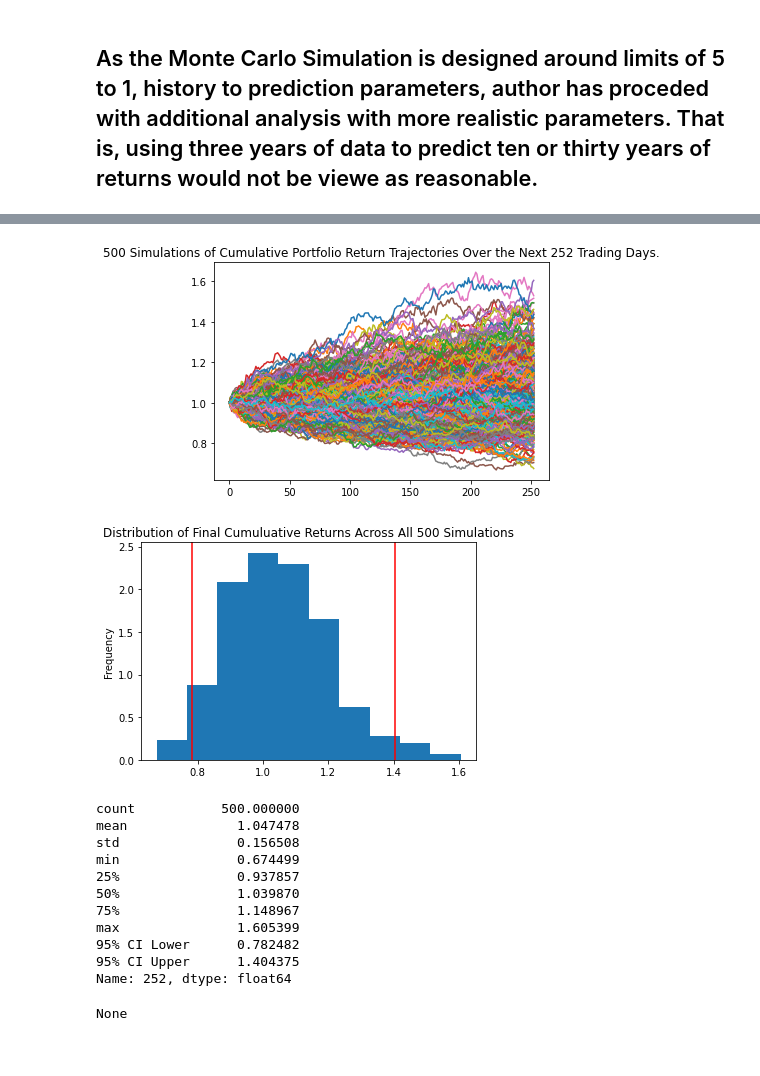
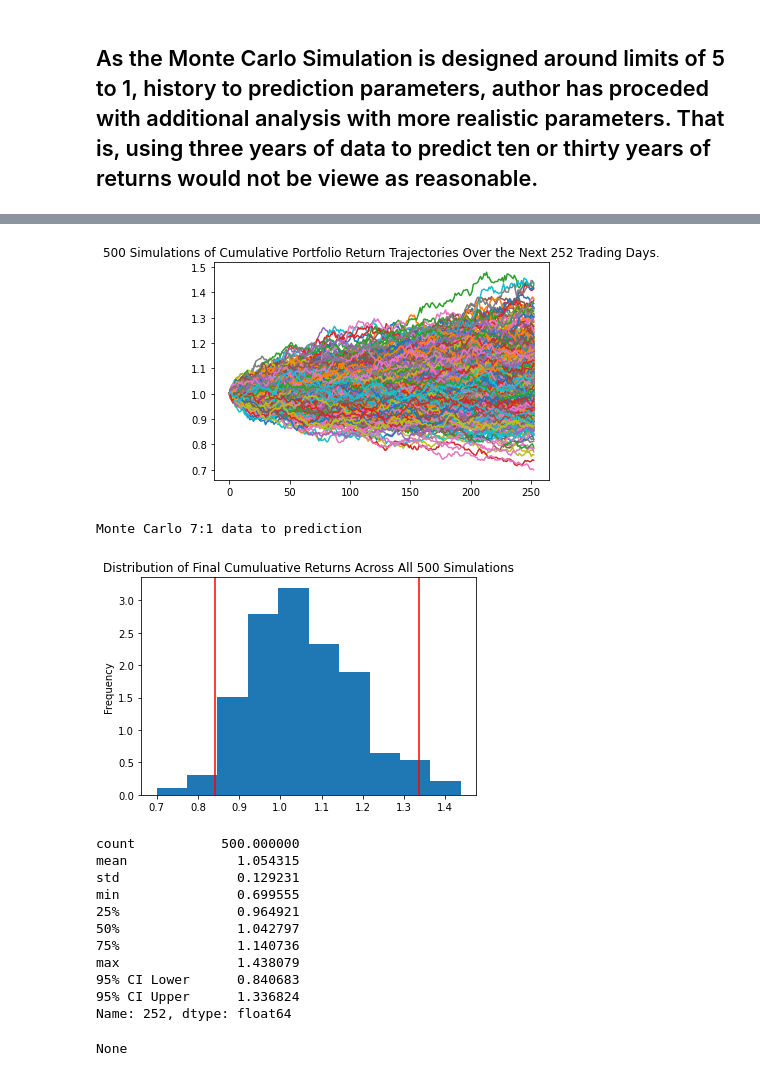
Before and after one commit to Billie-LS/Emergency_and_Retirement_Financial_Planner, a Jupyter notebook: financial_planning_tools.ipynb, the cells around one changed output, grey strips where cells are left out. Saved outputs shown, nothing was run; the diff lists cells and outputs as text; code cells hidden in the pictures.

```diff
--- a/financial_planning_tools.ipynb
+++ b/financial_planning_tools.ipynb
@@ -1177,21 +1388,22 @@ Timestamp('2015-09-24 18:10:52.280282')
 # %%
-# Configure the Monte Carlo simulation to forecast 1 years cumulative returns with 7 years data history
+# Configure the Monte Carlo simulation to forecast 1 years cumulative returns with 7 years data history (i.e. 7:1)
 # The weights should be split 40% to AGG and 60% to SPY.
 # Run 500 samples.
+prices_7yr_1yr_df  = prices_7yr_df
 
-MC_four_six_weight = MCSimulation(
-    portfolio_data = prices_3yr_df,
+MC_four_six_7yr_1yr_weight = MCSimulation(
+    portfolio_data = prices_7yr_1yr_df,
     weights = [.4, .6],
     num_simulation = 500,
     num_trading_days = 252*1
 )
 
 # Review the simulation input data
-MC_four_six_weight.portfolio_data.head()
+MC_four_six_7yr_1yr_weight.portfolio_data.head()
 
 # Run a Monte Carlo simulation to forecast five years cumulative returns
 
-MC_four_six_weight.calc_cumulative_return()
+MC_four_six_7yr_1yr_weight.calc_cumulative_return()
 # %% [output]
 Running Monte Carlo simulation number 0.
 Running Monte Carlo simulation number 10.
@@ -1227,33 +1439,35 @@ Running Monte Carlo simulation number 490.
 # Visualize the 1-year Monte Carlo simulation by creating an
 # overlay line plot
 
-four_six_weight_line_plot= MC_four_six_weight.plot_simulation()
+four_six_7yr_1yr_weight_line_plot= MC_four_six_7yr_1yr_weight.plot_simulation()
 # %% [output]
-[figure, old version]
+[figure, new version]
 # %%
 # Visualize the probability distribution of the 30-year Monte Carlo simulation
 
-four_six_weight_distribution_plot = MC_four_six_weight.plot_distribution()
+four_six_7yr_1yr_weight_distribution_plot = MC_four_six_7yr_1yr_weight.plot_distribution()
+print('Monte Carlo 7:1 data to prediction')
 # %% [output]
+Monte Carlo 7:1 data to prediction
-[figure, old version]
+[figure, new version]
 # %%
 # Generate summary statistics from the 1-year Monte Carlo simulation results
 # Save the results as a variable
-four_six_weight = MC_four_six_weight.summarize_cumulative_return()
+four_six_7yr_1yr_weight = MC_four_six_7yr_1yr_weight.summarize_cumulative_return()
 
 # Review the 1-year Monte Carlo summary statistics
 print('\n')
-display(print(four_six_weight))
+display(print(four_six_7yr_1yr_weight))
 # %% [output]
 count           500.000000
-mean              1.047478
-std               0.156508
-min               0.674499
-25%               0.937857
-50%               1.039870
-75%               1.148967
-max               1.605399
-95% CI Lower      0.782482
-95% CI Upper      1.404375
+mean              1.054315
+std               0.129231
+min               0.699555
+25%               0.964921
+50%               1.042797
+75%               1.140736
+max               1.438079
+95% CI Lower      0.840683
+95% CI Upper      1.336824
 Name: 252, dtype: float64
 None
```
Also changed, not shown: parts of 50 cells of this notebook, 6 other files.
